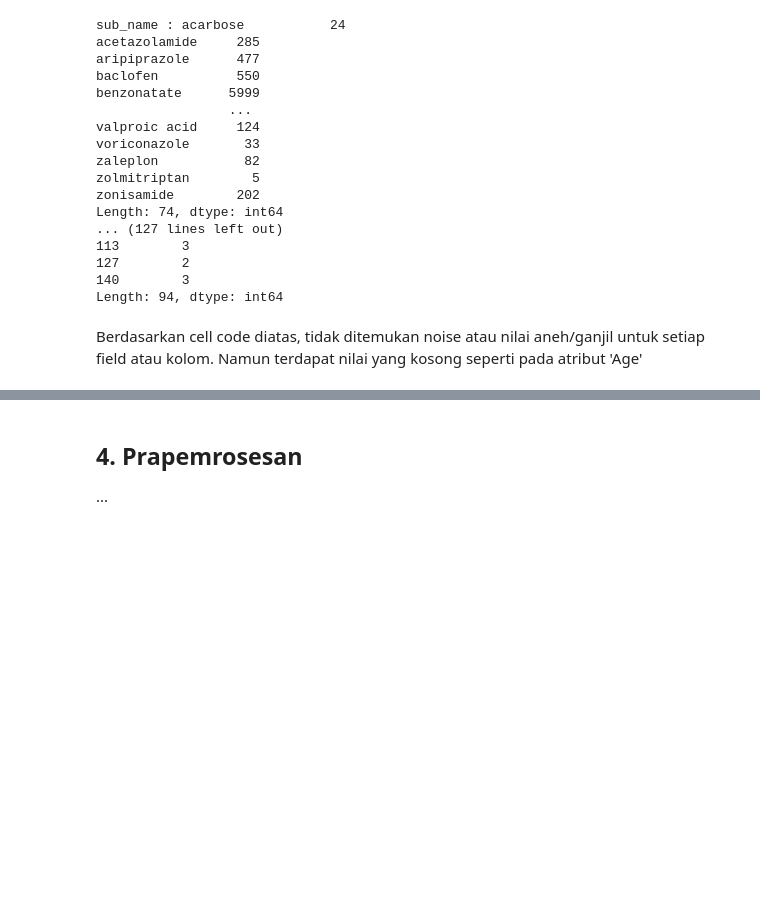
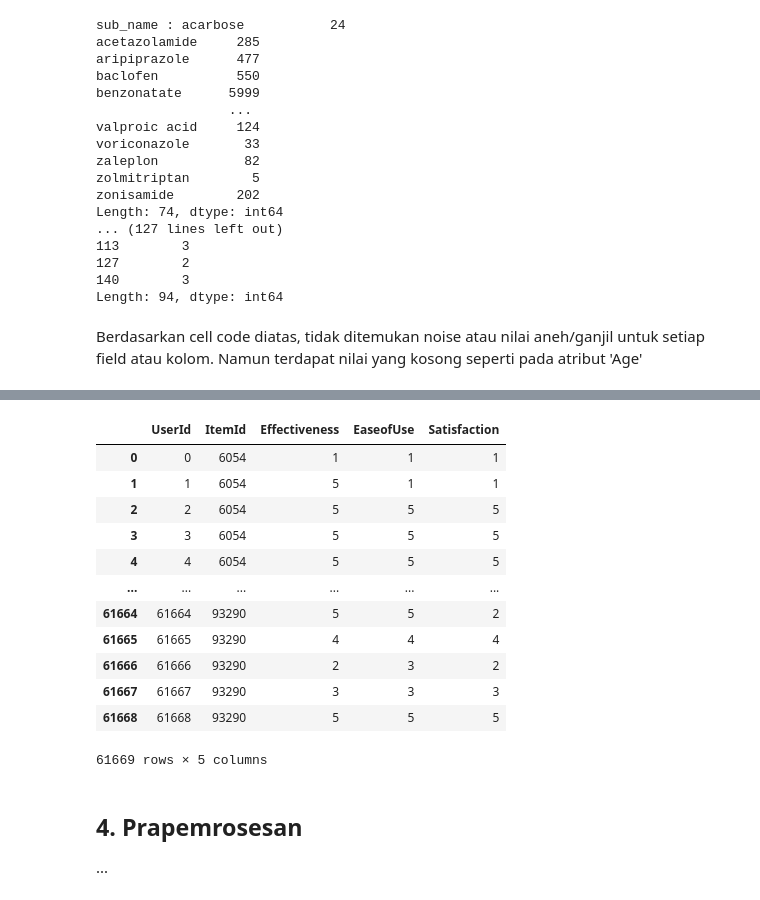
Before and after one commit to exemuel/weighted-hybrid-med-recsys, a Jupyter notebook: recommendation.ipynb, the cells around one changed output, grey strips where cells are left out. Saved outputs shown, nothing was run; the diff lists cells and outputs as text; code cells hidden in the pictures; blank space fills up the shorter version.

```diff
--- a/recommendation.ipynb
+++ b/recommendation.ipynb
@@ -215,0 +241,3 @@ Berdasarkan cell code diatas, tidak ditemukan noise atau nilai aneh/ganjil untuk
+# %%
+df_user['UserId'] = df_user.index
+print(df_user)
@@ -215,0 +262,3 @@ Berdasarkan cell code diatas, tidak ditemukan noise atau nilai aneh/ganjil untuk
+# %%
+df_user = pd.DataFrame({'UserId':df_user['UserId'], 'Age':df_drugs['Age'], 'Sex':df_drugs['Sex'], 'Condition':df_drugs['Condition']})
+df_user
@@ -216,3 +279,21 @@ Berdasarkan cell code diatas, tidak ditemukan noise atau nilai aneh/ganjil untuk
+# %%
+# Data Rating
+df_rating = pd.DataFrame({'UserId':df_user['UserId'], 'ItemId':df_drugs['ItemId'], 'Effectiveness':df_drugs['Effectiveness'], 'EaseofUse':df_drugs['EaseofUse'],'Satisfaction':df_drugs['Satisfaction']})
+df_rating
+# %% [output]
+|  | UserId | ItemId | Effectiveness | EaseofUse | Satisfaction |
+| 0 | 0 | 6054 | 1 | 1 | 1 |
+| 1 | 1 | 6054 | 5 | 1 | 1 |
+| 2 | 2 | 6054 | 5 | 5 | 5 |
+| 3 | 3 | 6054 | 5 | 5 | 5 |
+| 4 | 4 | 6054 | 5 | 5 | 5 |
+| ... | ... | ... | ... | ... | ... |
+| 61664 | 61664 | 93290 | 5 | 5 | 2 |
+| 61665 | 61665 | 93290 | 4 | 4 | 4 |
+| 61666 | 61666 | 93290 | 2 | 3 | 2 |
+| 61667 | 61667 | 93290 | 3 | 3 | 3 |
+| 61668 | 61668 | 93290 | 5 | 5 | 5 |
+61669 rows × 5 columns
 # %% [markdown]
 ## 4. Prapemrosesan
 
```
Also changed, not shown: parts of 22 cells of this notebook.
